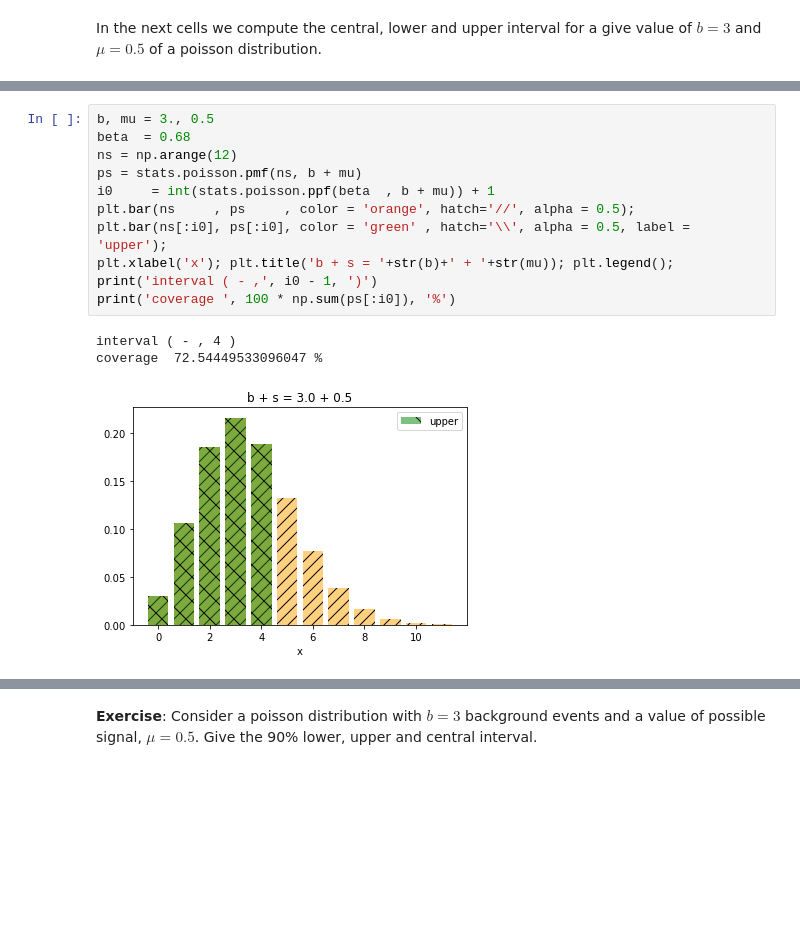
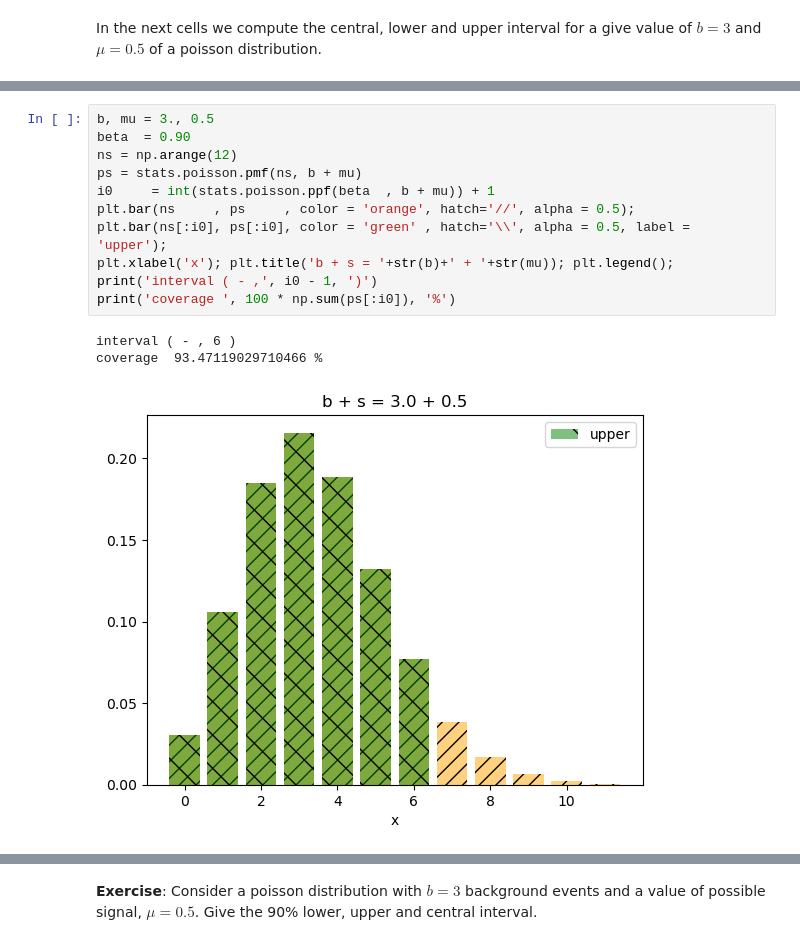
Before and after one commit to jahernando/USC-TA, a Jupyter notebook: ta_confidence_intervals.ipynb, the cells around one changed output, grey strips where cells are left out. Saved outputs shown, nothing was run; the diff lists cells and outputs as text; blank space fills up the shorter version.

```diff
--- a/ta_confidence_intervals.ipynb
+++ b/ta_confidence_intervals.ipynb
@@ -130,17 +132,17 @@ coverage  94.30636944863619 %
 # %%
 b, mu = 3., 0.5
-beta  = 0.68
+beta  = 0.90
 ns = np.arange(12)
 ps = stats.poisson.pmf(ns, b + mu)
 i0     = int(stats.poisson.ppf(beta  , b + mu)) + 1
 plt.bar(ns     , ps     , color = 'orange', hatch='//', alpha = 0.5);
 plt.bar(ns[:i0], ps[:i0], color = 'green' , hatch='\\', alpha = 0.5, label = 'upper');
 plt.xlabel('x'); plt.title('b + s = '+str(b)+' + '+str(mu)); plt.legend();
 print('interval ( - ,', i0 - 1, ')')
 print('coverage ', 100 * np.sum(ps[:i0]), '%')
 # %% [output]
-interval ( - , 4 )
-coverage  72.54449533096047 %
+interval ( - , 6 )
+coverage  93.47119029710466 %
-[figure, old version]
+[figure, new version]
 # %%
 b, mu = 3., 0.5
```
Also changed, not shown: parts of 33 cells of this notebook, 5 other files.
